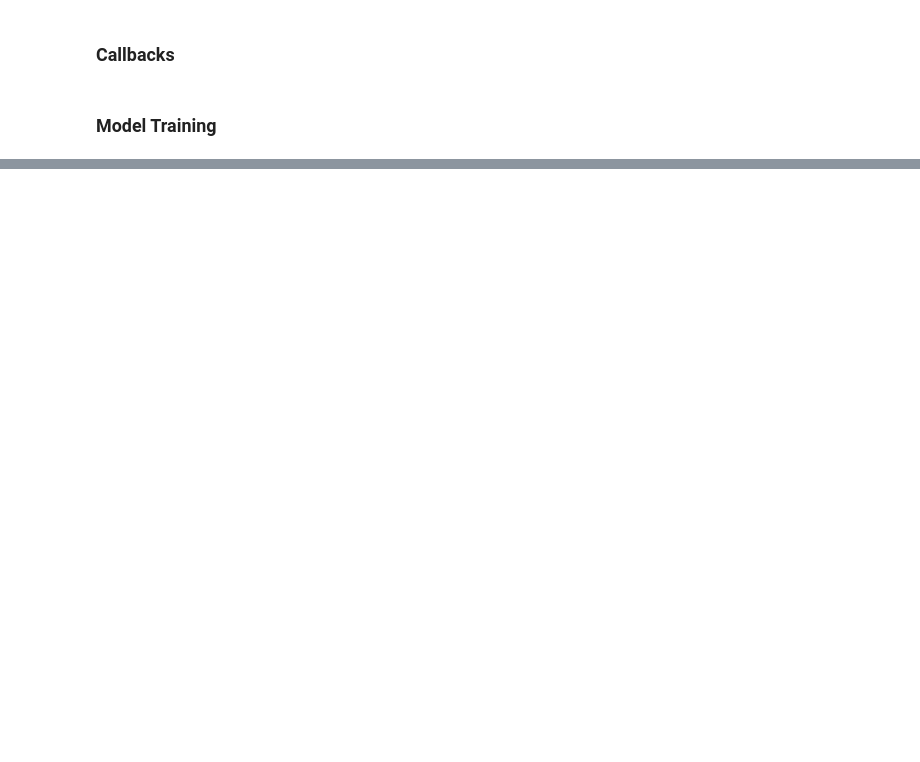
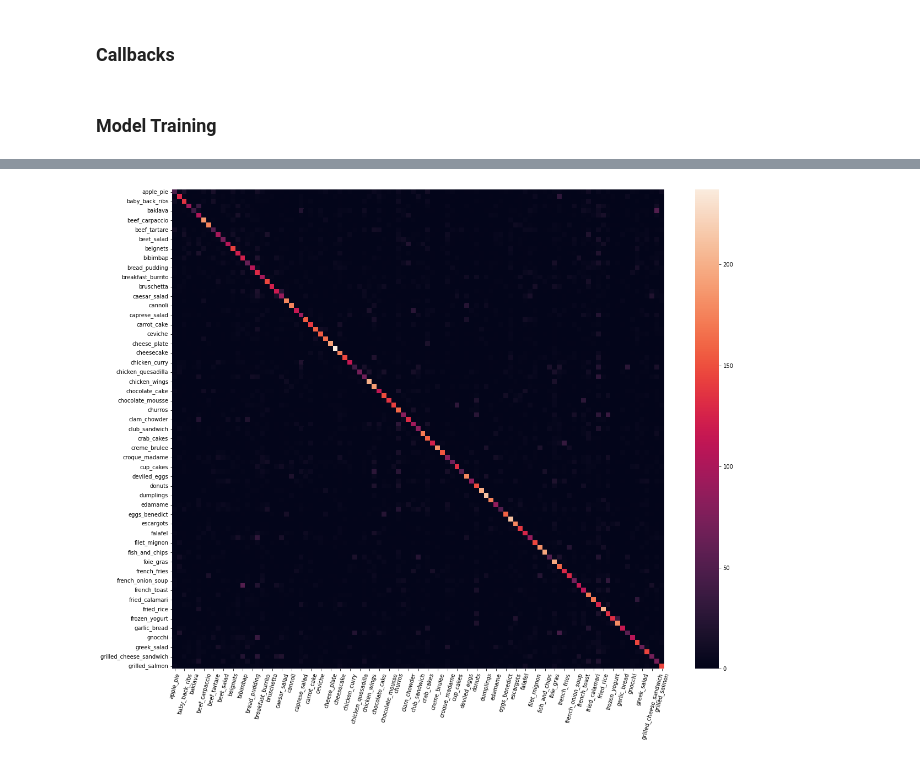
Before and after one commit to SaadRasheed-exe/Image-Classification-on-Food-101, a Jupyter notebook: Food-101.ipynb, the cells around one changed output, grey strips where cells are left out. Drawn from its saved outputs; the diff is of its cells as text; code cells hidden in the pictures; blank space fills up the shorter version.

```diff
--- a/Data_Preprocessing.ipynb
+++ b/Food-101.ipynb
@@ -454,0 +464,2 @@ history = model.fit(main_train_data,
+# %%
+model = load_model('./Checkpoints/Incepv3')
@@ -454,0 +473,18 @@ history = model.fit(main_train_data,
+# %%
+# getting predictions from the model
+y_true = []
+y_pred = []
+
+for features, labels in main_test_data:
+    y_true = np.concatenate([y_true, np.argmax(labels, axis=1)], axis=0)
+    y_pred = np.concatenate([y_pred, model.predict(features, verbose=0).argmax(1)], axis=0)
+# %%
+# Confusion Matrix for the predictions
+plt.figure(figsize=(20,16))
+s = sns.heatmap(data=confusion_matrix(y_true, y_pred))
+s.set_yticklabels(main_test_data.class_names);
+s.set_xticklabels(main_test_data.class_names)
+plt.xticks(rotation=75);
+plt.yticks(rotation=0);
+# %% [output]
+[figure, added]
```
Also changed, not shown: parts of 12 cells of this notebook.
